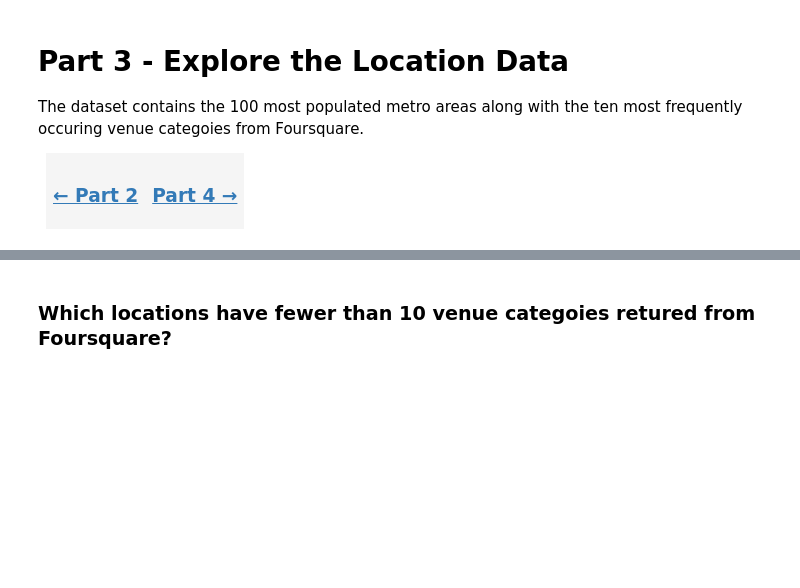
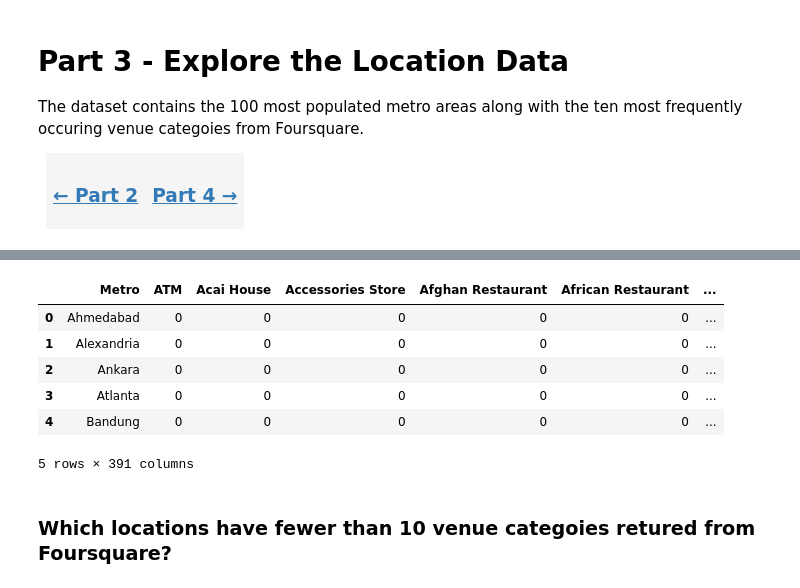
Before and after one commit to KathrynDH/Battle-of-the-Neighborhoods-FinalProject, a Jupyter notebook: Explore Location Data.ipynb, the cells around one changed output, grey strips where cells are left out. Cells and saved outputs as stored; diff of their text form; code cells hidden in the pictures; blank space fills up the shorter version.

```diff
--- a/Explore Location Data.ipynb
+++ b/Explore Location Data.ipynb
@@ -46,3 +46,17 @@ df.head()
+# %%
+#Import Venue Count dataframe
+obj = resource.Object(bucket_name=bucket, key='VenueCatCount.json').get()
+df_cat = pd.read_json(io.BytesIO(obj['Body'].read()))
+df_cat.sort_index(inplace=True)
+df_cat.head()
+# %% [output]
+|  | Metro | ATM | Acai House | Accessories Store | Afghan Restaurant | African Restaurant | ... |
+| 0 | Ahmedabad | 0 | 0 | 0 | 0 | 0 | ... |
+| 1 | Alexandria | 0 | 0 | 0 | 0 | 0 | ... |
+| 2 | Ankara | 0 | 0 | 0 | 0 | 0 | ... |
+| 3 | Atlanta | 0 | 0 | 0 | 0 | 0 | ... |
+| 4 | Bandung | 0 | 0 | 0 | 0 | 0 | ... |
+5 rows × 391 columns
 # %% [markdown]
 ### Which locations have fewer than 10 venue categoies retured from Foursquare?
 # %%
```
Also changed, not shown: parts of 7 cells of this notebook.
